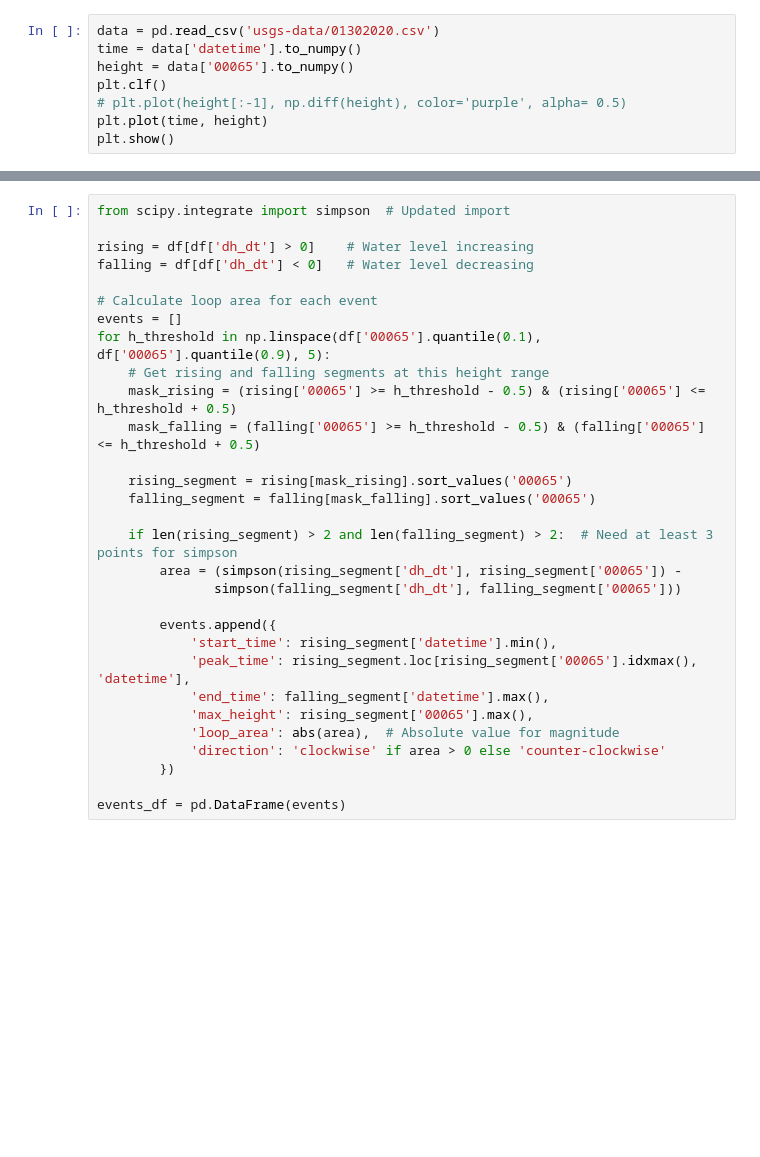
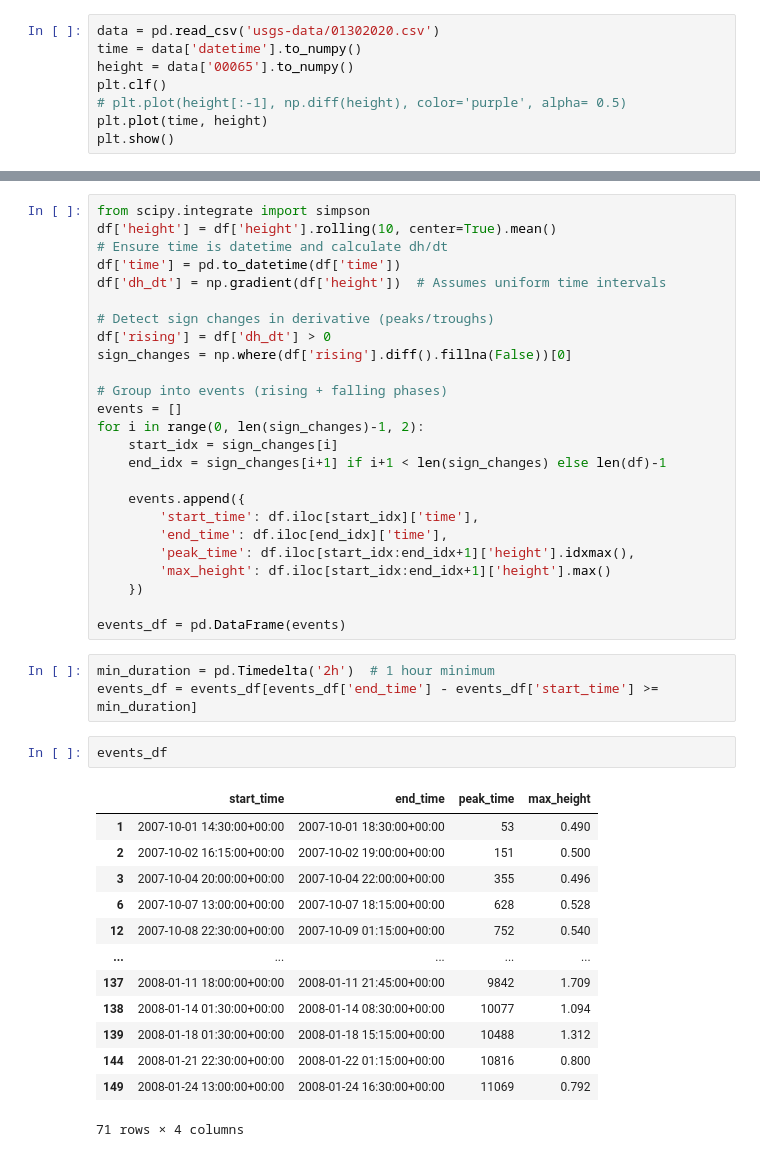
Before and after one commit to jacqubu/data-segmentation, a Jupyter notebook: debugging.ipynb, the cells around one changed output, grey strips where cells are left out. Drawn from its saved outputs; the diff is of its cells as text; blank space fills up the shorter version.

```diff
--- a/debugging.ipynb
+++ b/debugging.ipynb
@@ -96,30 +101,44 @@ plt.grid()
-# %%
-from scipy.integrate import simpson  # Updated import
-
-rising = df[df['dh_dt'] > 0]    # Water level increasing
-falling = df[df['dh_dt'] < 0]   # Water level decreasing
-
-# Calculate loop area for each event
-events = []
-for h_threshold in np.linspace(df['00065'].quantile(0.1), df['00065'].quantile(0.9), 5):
-    # Get rising and falling segments at this height range
-    mask_rising = (rising['00065'] >= h_threshold - 0.5) & (rising['00065'] <= h_threshold + 0.5)
-    mask_falling = (falling['00065'] >= h_threshold - 0.5) & (falling['00065'] <= h_threshold + 0.5)
-
-    rising_segment = rising[mask_rising].sort_values('00065')
-    falling_segment = falling[mask_falling].sort_values('00065')
-
-    if len(rising_segment) > 2 and len(falling_segment) > 2:  # Need at least 3 points for simpson
-        area = (simpson(rising_segment['dh_dt'], rising_segment['00065']) -
-               simpson(falling_segment['dh_dt'], falling_segment['00065']))
-
-        events.append({
-            'start_time': rising_segment['datetime'].min(),
-            'peak_time': rising_segment.loc[rising_segment['00065'].idxmax(), 'datetime'],
-            'end_time': falling_segment['datetime'].max(),
-            'max_height': rising_segment['00065'].max(),
-            'loop_area': abs(area),  # Absolute value for magnitude
-            'direction': 'clockwise' if area > 0 else 'counter-clockwise'
-        })
-
-events_df = pd.DataFrame(events)
+# %%
+from scipy.integrate import simpson
+df['height'] = df['height'].rolling(10, center=True).mean()
+# Ensure time is datetime and calculate dh/dt
+df['time'] = pd.to_datetime(df['time'])
+df['dh_dt'] = np.gradient(df['height'])  # Assumes uniform time intervals
+
+# Detect sign changes in derivative (peaks/troughs)
+df['rising'] = df['dh_dt'] > 0
+sign_changes = np.where(df['rising'].diff().fillna(False))[0]
+
+# Group into events (rising + falling phases)
+events = []
+for i in range(0, len(sign_changes)-1, 2):
+    start_idx = sign_changes[i]
+    end_idx = sign_changes[i+1] if i+1 < len(sign_changes) else len(df)-1
+
+    events.append({
+        'start_time': df.iloc[start_idx]['time'],
+        'end_time': df.iloc[end_idx]['time'],
+        'peak_time': df.iloc[start_idx:end_idx+1]['height'].idxmax(),
+        'max_height': df.iloc[start_idx:end_idx+1]['height'].max()
+    })
+
+events_df = pd.DataFrame(events)
+# %%
+min_duration = pd.Timedelta('2h')  # 1 hour minimum
+events_df = events_df[events_df['end_time'] - events_df['start_time'] >= min_duration]
+# %%
+events_df
+# %% [output]
+|  | start_time | end_time | peak_time | max_height |
+| 1 | 2007-10-01 14:30:00+00:00 | 2007-10-01 18:30:00+00:00 | 53 | 0.490 |
+| 2 | 2007-10-02 16:15:00+00:00 | 2007-10-02 19:00:00+00:00 | 151 | 0.500 |
+| 3 | 2007-10-04 20:00:00+00:00 | 2007-10-04 22:00:00+00:00 | 355 | 0.496 |
+| 6 | 2007-10-07 13:00:00+00:00 | 2007-10-07 18:15:00+00:00 | 628 | 0.528 |
+| 12 | 2007-10-08 22:30:00+00:00 | 2007-10-09 01:15:00+00:00 | 752 | 0.540 |
+| ... | ... | ... | ... | ... |
+| 137 | 2008-01-11 18:00:00+00:00 | 2008-01-11 21:45:00+00:00 | 9842 | 1.709 |
+| 138 | 2008-01-14 01:30:00+00:00 | 2008-01-14 08:30:00+00:00 | 10077 | 1.094 |
+| 139 | 2008-01-18 01:30:00+00:00 | 2008-01-18 15:15:00+00:00 | 10488 | 1.312 |
+| 144 | 2008-01-21 22:30:00+00:00 | 2008-01-22 01:15:00+00:00 | 10816 | 0.800 |
+| 149 | 2008-01-24 13:00:00+00:00 | 2008-01-24 16:30:00+00:00 | 11069 | 0.792 |
+71 rows × 4 columns
```
Also changed, not shown: parts of 15 cells of this notebook.
